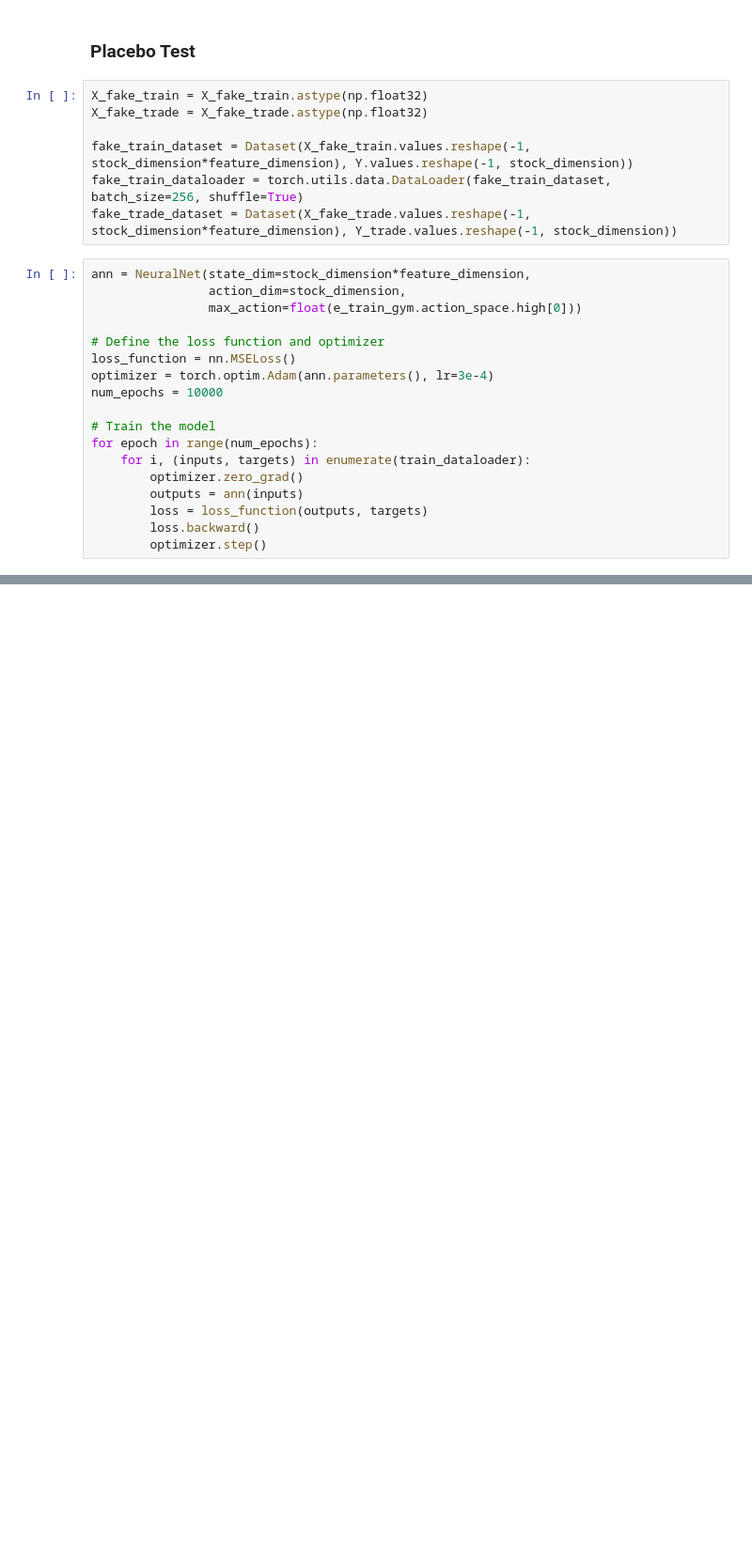
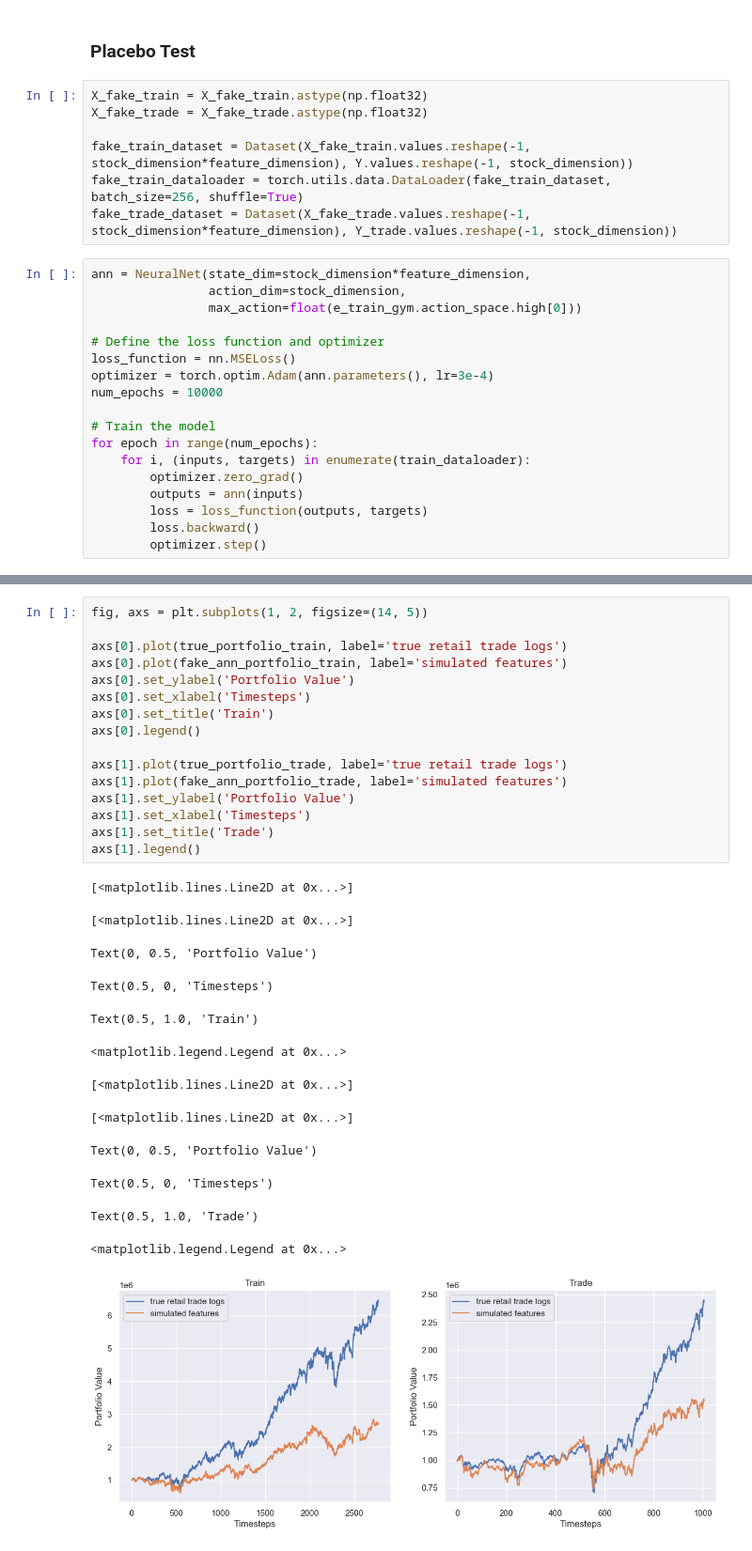
Before and after one commit to AI4Finance-Foundation/FinRL_Imitation_Learning, a Jupyter notebook: Imitation_Sandbox.ipynb, the cells around one changed output, grey strips where cells are left out. Shown at 94% size. Drawn from its saved outputs; the diff is of its cells as text; blank space fills up the shorter version.

```diff
--- a/Imitation_Sandbox.ipynb
+++ b/Imitation_Sandbox.ipynb
@@ -713,0 +761,30 @@ strong multicollinearity problems or that the design matrix is singular.
+# %%
+fig, axs = plt.subplots(1, 2, figsize=(14, 5))
+
+axs[0].plot(true_portfolio_train, label='true retail trade logs')
+axs[0].plot(fake_ann_portfolio_train, label='simulated features')
+axs[0].set_ylabel('Portfolio Value')
+axs[0].set_xlabel('Timesteps')
+axs[0].set_title('Train')
+axs[0].legend()
+
+axs[1].plot(true_portfolio_trade, label='true retail trade logs')
+axs[1].plot(fake_ann_portfolio_trade, label='simulated features')
+axs[1].set_ylabel('Portfolio Value')
+axs[1].set_xlabel('Timesteps')
+axs[1].set_title('Trade')
+axs[1].legend()
+# %% [output]
+[<matplotlib.lines.Line2D at 0x...>]
+[<matplotlib.lines.Line2D at 0x...>]
+Text(0, 0.5, 'Portfolio Value')
+Text(0.5, 0, 'Timesteps')
+Text(0.5, 1.0, 'Train')
+<matplotlib.legend.Legend at 0x...>
+[<matplotlib.lines.Line2D at 0x...>]
+[<matplotlib.lines.Line2D at 0x...>]
+Text(0, 0.5, 'Portfolio Value')
+Text(0.5, 0, 'Timesteps')
+Text(0.5, 1.0, 'Trade')
+<matplotlib.legend.Legend at 0x...>
+[figure, added]
```
Also changed, not shown: parts of 34 cells of this notebook, 9 other files.
